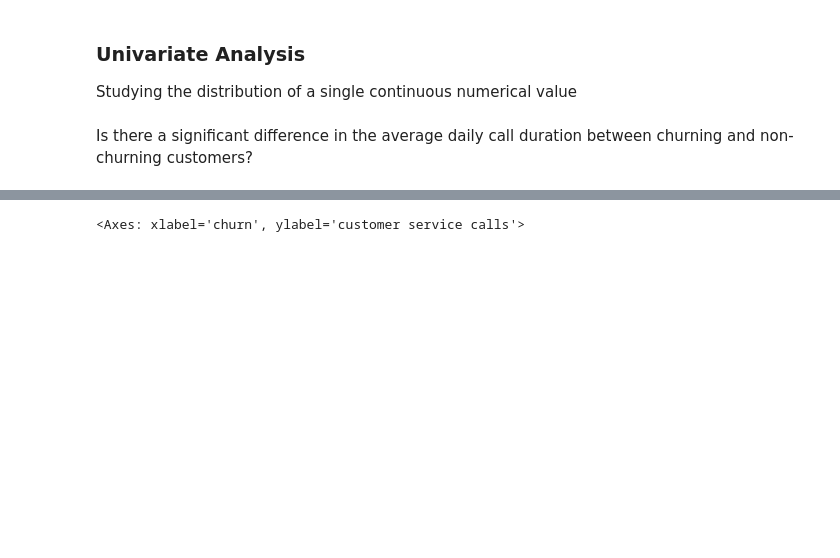
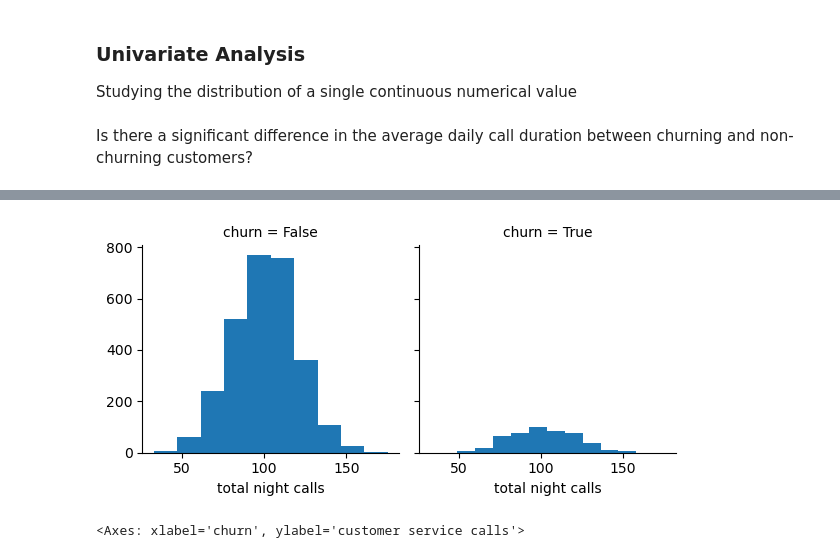
Before and after one commit to njerinjuguna/Customer-Churn, a Jupyter notebook: index.ipynb, the cells around one changed output, grey strips where cells are left out. Drawn from its saved outputs; the diff is of its cells as text; code cells hidden in the pictures; blank space fills up the shorter version.

```diff
--- a/index.ipynb
+++ b/index.ipynb
@@ -250,0 +220,5 @@ nvm.map(plt.hist, "number vmail messages")
+# %%
+from project_funcitons import UnivariateAnalysis
+
+analysis = UnivariateAnalysis(df)
+analysis.plot_distribution("Total Day Minutes", "total day minutes")
@@ -251,3 +235,7 @@ nvm.map(plt.hist, "number vmail messages")
+# %%
+analysis.plot_distribution("total night calls", "total night calls")
+# %% [output]
+[figure, added]
 # %%
 sns.boxplot(x = 'churn' , y = "customer service calls" , data=df)
 # %% [output]
```
Also changed, not shown: parts of 16 cells of this notebook, 2 other files.
